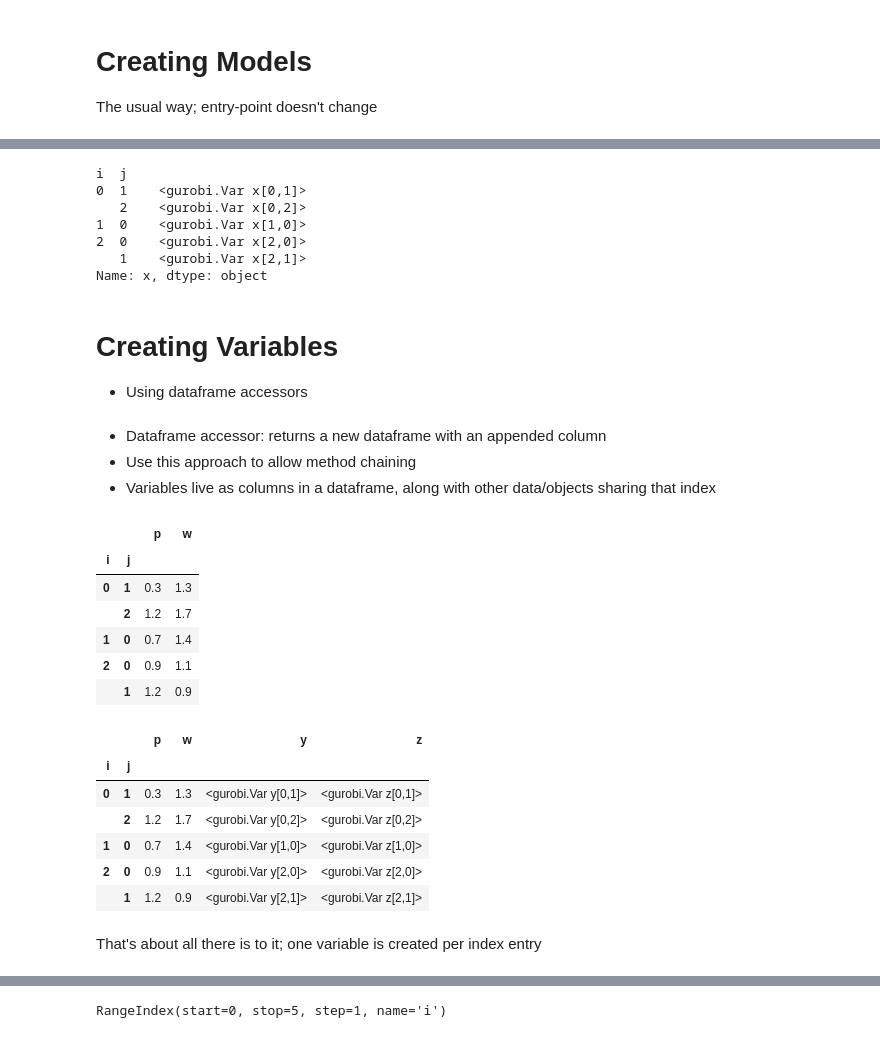
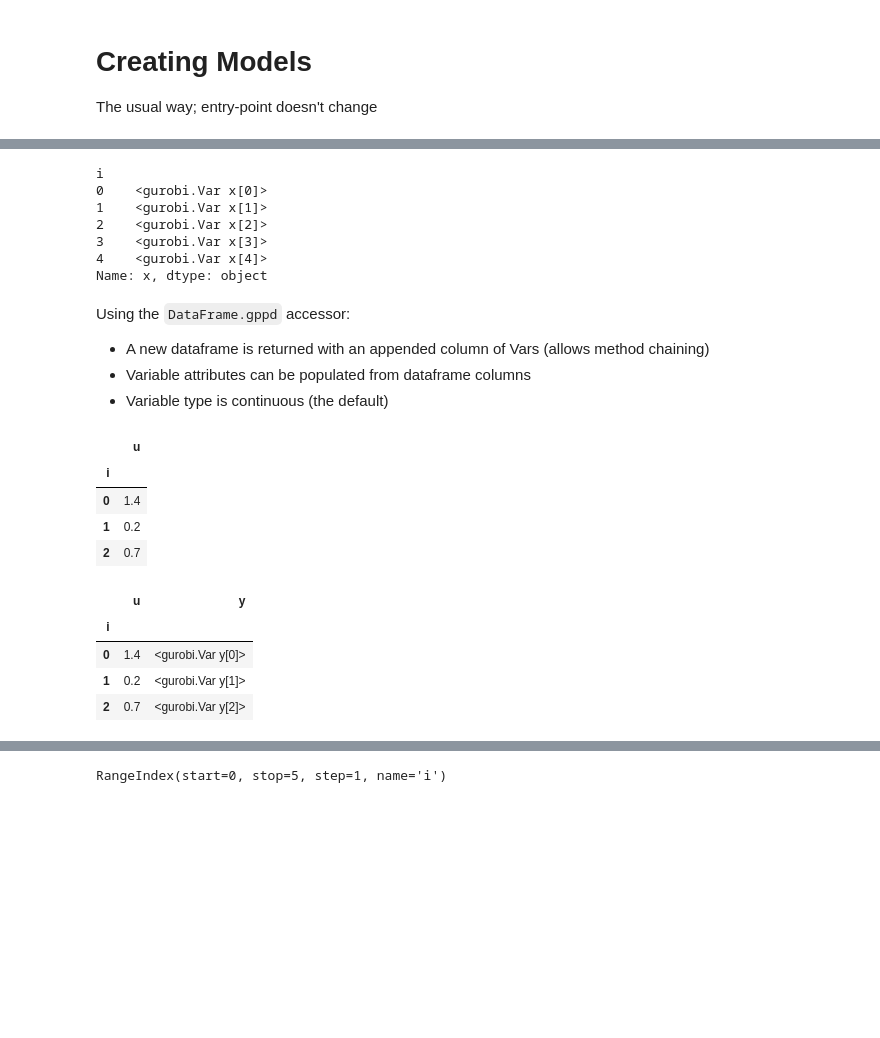
Before and after one commit to Gurobi/gurobipy-pandas, a Jupyter notebook: webinar.ipynb, the cells around one changed output, grey strips where cells are left out. Saved outputs shown, nothing was run; the diff lists cells and outputs as text; code cells hidden in the pictures; blank space fills up the shorter version.

```diff
--- a/webinar.ipynb
+++ b/webinar.ipynb
@@ -148,52 +152,39 @@ data  # p_ij, w_ij
 # %%
-# x_ij
-x = gppd.add_vars(model, data, name="x", obj="p")
+index = pd.RangeIndex(5, name="i")
+x = gppd.add_vars(model, index, name="x", vtype="B")
 x
-
-# objective: sum p_ij x_ij
 # %% [output]
-i  j
-0  1    <gurobi.Var x[0,1]>
-   2    <gurobi.Var x[0,2]>
-1  0    <gurobi.Var x[1,0]>
-2  0    <gurobi.Var x[2,0]>
-   1    <gurobi.Var x[2,1]>
+i
+0    <gurobi.Var x[0]>
+1    <gurobi.Var x[1]>
+2    <gurobi.Var x[2]>
+3    <gurobi.Var x[3]>
+4    <gurobi.Var x[4]>
 Name: x, dtype: object
 # %% [markdown]
-# Creating Variables
-
-- Using dataframe accessors
+Using the `DataFrame.gppd` accessor:
+- A new dataframe is returned with an appended column of Vars (allows method chaining)
+- Variable attributes can be populated from dataframe columns
+- Variable type is continuous (the default)
-# %% [markdown]
-- Dataframe accessor: returns a new dataframe with an appended column
-- Use this approach to allow method chaining
-- Variables live as columns in a dataframe, along with other data/objects sharing that index
 # %%
+data = pd.DataFrame(index=pd.RangeIndex(3, name="i"),
+                    data=[1.4, 0.2, 0.7], columns=['u'])
 data
 # %% [output]
-|  |  | p | w |
-| i | j |  |  |
-| 0 | 1 | 0.3 | 1.3 |
-|  | 2 | 1.2 | 1.7 |
-| 1 | 0 | 0.7 | 1.4 |
-| 2 | 0 | 0.9 | 1.1 |
-|  | 1 | 1.2 | 0.9 |
+|  | u |
+| i |  |
+| 0 | 1.4 |
+| 1 | 0.2 |
+| 2 | 0.7 |
 # %%
-variables = (
-    data
-    .gppd.add_vars(model, name="y", ub=100.0)
-    .gppd.add_vars(model, name="z", obj="p")
-)
+variables = data.gppd.add_vars(model, name="y", ub="u")
 variables
 # %% [output]
-|  |  | p | w | y | z |
-| i | j |  |  |  |  |
-| 0 | 1 | 0.3 | 1.3 | <gurobi.Var y[0,1]> | <gurobi.Var z[0,1]> |
-|  | 2 | 1.2 | 1.7 | <gurobi.Var y[0,2]> | <gurobi.Var z[0,2]> |
-| 1 | 0 | 0.7 | 1.4 | <gurobi.Var y[1,0]> | <gurobi.Var z[1,0]> |
-| 2 | 0 | 0.9 | 1.1 | <gurobi.Var y[2,0]> | <gurobi.Var z[2,0]> |
-|  | 1 | 1.2 | 0.9 | <gurobi.Var y[2,1]> | <gurobi.Var z[2,1]> |
+|  | u | y |
+| i |  |  |
+| 0 | 1.4 | <gurobi.Var y[0]> |
+| 1 | 0.2 | <gurobi.Var y[1]> |
+| 2 | 0.7 | <gurobi.Var y[2]> |
-# %% [markdown]
-That's about all there is to it; one variable is created per index entry
 # %% [markdown]
 # Creating Expressions
 
```
Also changed, not shown: parts of 89 cells of this notebook.
